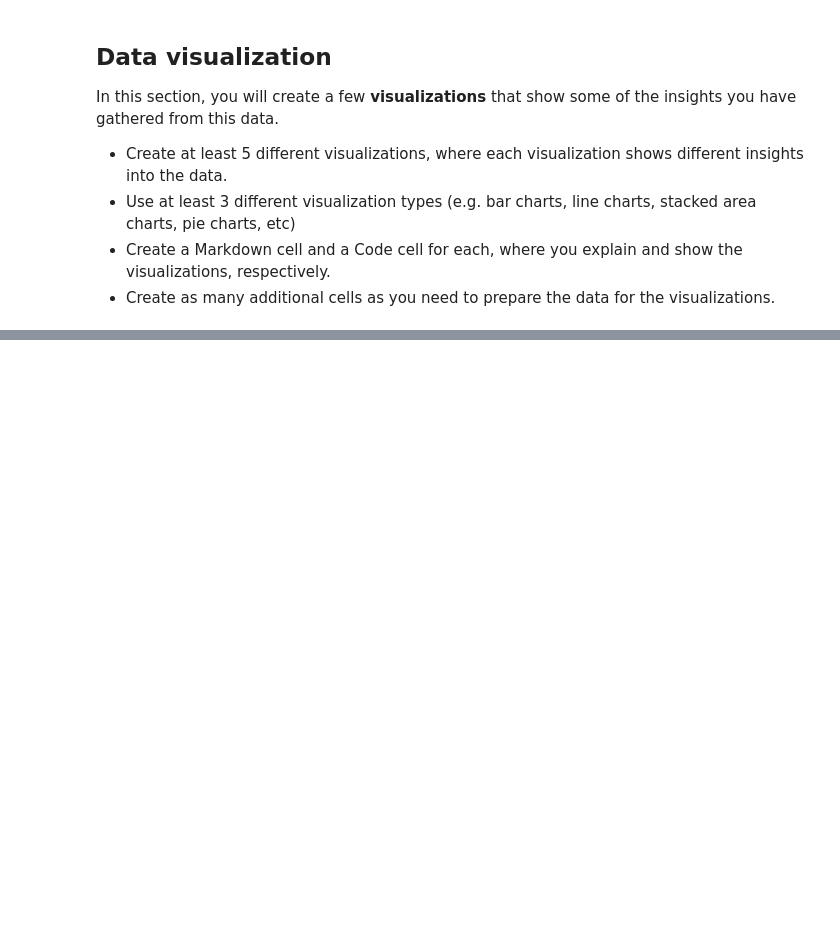
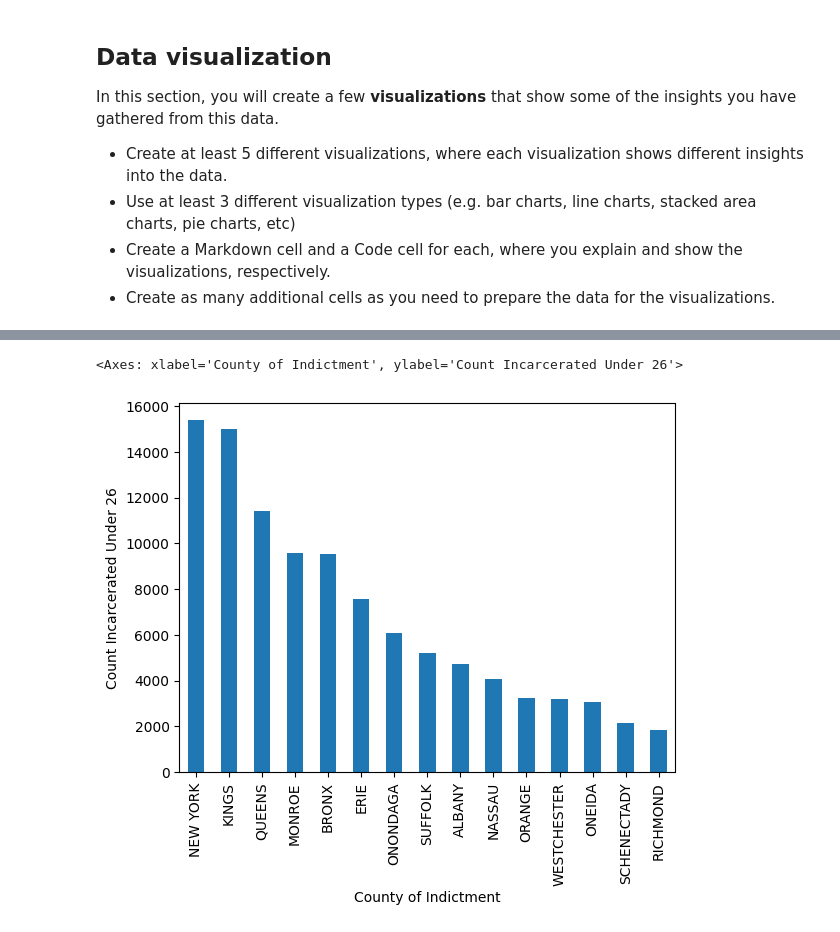
Before and after one commit to dbdesign-students-spring2024/8-pandas-exploration-carapeddle, a Jupyter notebook: analysis.ipynb, the cells around one changed output, grey strips where cells are left out. Cells and saved outputs as stored; diff of their text form; code cells hidden in the pictures; blank space fills up the shorter version.

```diff
--- a/analysis.ipynb
+++ b/analysis.ipynb
@@ -123,0 +170,7 @@ Place your **data munging** code and documentation within this section.
+# %%
+# make copy of df to new var
+df_clean = df.copy()
+# replace two spaces with one
+df_clean['Facility Security Level'] = df_clean['Facility Security Level'].str.replace('  ', ' ')
+# save to new file
+df_clean.to_csv('data/nys_incarceration_clean.csv', index=False)
@@ -133,0 +392,3 @@ Place your **data analysis** code and documentation within this section.
+# %%
+youngbycounty = df_clean[(df_clean['Current Age'])<=25].groupby('County of Indictment').size().nlargest(15)
+youngbycounty
@@ -140,0 +422,5 @@ In this section, you will create a few **visualizations** that show some of the
+# %%
+youngbycounty.plot.bar(ylabel='Count Incarcerated Under 26')
+# %% [output]
+<Axes: xlabel='County of Indictment', ylabel='Count Incarcerated Under 26'>
+[figure, added]
```
Also changed, not shown: parts of 48 cells of this notebook, 1 other file.
